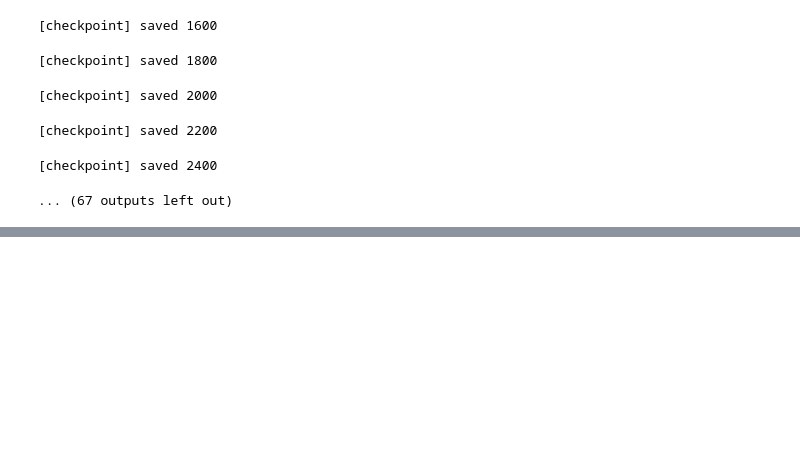
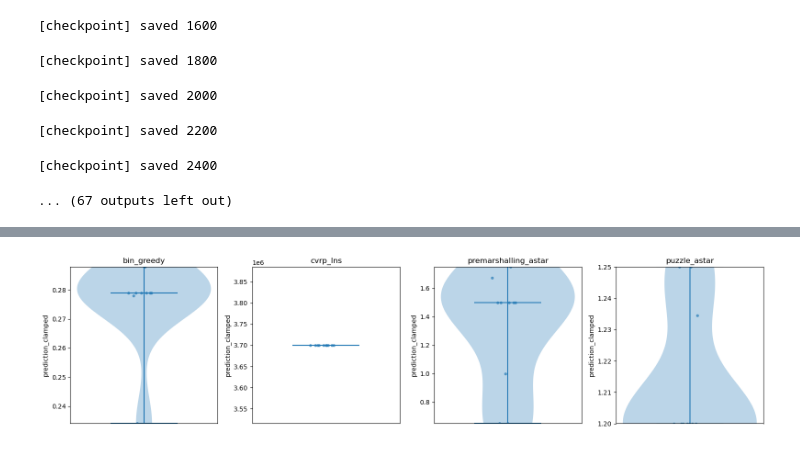
Before and after one commit to rahim931/ppp-performance-prediction, a Jupyter notebook: notebooks/Emirhan/PPP_Ollama.ipynb, the cells around one changed output, grey strips where cells are left out. Saved outputs shown, nothing was run; the diff lists cells and outputs as text; code cells hidden in the pictures; blank space fills up the shorter version.

```diff
--- a/notebooks/Emirhan/PPP_Ollama.ipynb
+++ b/notebooks/Emirhan/PPP_Ollama.ipynb
@@ -317,0 +386,17 @@ ppp_df.head()
+# %%
+from pathlib import Path
+# --- Repro-Setup ---
+RUN_TAG_REP = "ollama_repeatsqwen2.5_k5"
+REPO_ROOT = Path.cwd().parents[1]  # falls Notebook in notebooks/... liegt
+OUT_DIR = REPO_ROOT / "data" / "outputs" / f"ppp_repeats_ollama_qwen2.5_k5"
+PPP_REP_PKL = OUT_DIR / f"ppp_repeats_{RUN_TAG_REP}.pkl"
+PPP_REP_CSV = OUT_DIR / f"ppp_repeats_{RUN_TAG_REP}.csv"
+
+N_PER_TASK = 10     # 10–20 empfohlen
+N_REPEATS  = 10     # 10–20 empfohlen
+K_REFS     = 5      # muss zu deinem Template/Setup passen
+TEMP       = 0.2
+MAX_TOKENS = 512
+
+print("Will run:", {"N_PER_TASK": N_PER_TASK, "N_REPEATS": N_REPEATS, "K_REFS": K_REFS})
+print("Output:", PPP_REP_CSV)
@@ -317,0 +551,65 @@ ppp_df.head()
+# %%
+# %% [code]
+import numpy as np
+import pandas as pd
+import matplotlib.pyplot as plt
+
+CSV_PATH = OUT_CSV
+
+FIG_W = 16
+FIG_H = 4
+Y_SCALE = "linear"          # "linear" oder "log"
+SHOW_POINTS = True          # Punkte der Repeats zeigen?
+PRED_COL = "prediction_clamped"  # oder "prediction_raw"
+
+# Optional: feste Task-Reihenfolge (sonst wird automatisch genommen)
+TASK_ORDER = None  # z.B. ["CVRP-LNS", "Premarshalling-A*", "Puzzle-A*", "BinGreedy"]
+
+dfp = pd.read_csv(CSV_PATH)
+dfp = dfp.dropna(subset=[PRED_COL]).copy()
+dfp["heuristic_id"] = dfp["heuristic_id"].astype(str)
+dfp["raw_app_type"] = dfp["raw_app_type"].astype(str)
+
+tasks_available = list(dfp["raw_app_type"].unique())
+tasks = [t for t in TASK_ORDER if t in tasks_available] if TASK_ORDER else tasks_available
+
+# Heuristik-Auswahl: pro Task die 0-te Heuristik (in CSV-Reihenfolge)
+IDX = 0
+first_hid = (
+    dfp.groupby("raw_app_type")["heuristic_id"]
+       .apply(lambda s: s.iloc[IDX] if len(s) > IDX else s.iloc[-1])
+       .to_dict()
+)
+
+fig, axes = plt.subplots(1, len(tasks), figsize=(FIG_W, FIG_H))
+if len(tasks) == 1:
+    axes = [axes]
+
+for ax, task in zip(axes, tasks):
+    hid = first_hid[task]
+    d = dfp[(dfp["raw_app_type"] == task) & (dfp["heuristic_id"] == hid)]
+
+    preds = d[PRED_COL].values
+
+    # Violin ONLY (blau ist default bei matplotlib)
+    ax.violinplot(preds, showmeans=False, showmedians=True)
+
+    if SHOW_POINTS:
+        rng = np.random.default_rng(42)
+        jitter = rng.normal(0, 0.03, size=len(preds))
+        ax.scatter(np.full(len(preds), 1) + jitter, preds, s=12, alpha=0.6)
+
+    ax.set_title(task)
+    ax.set_xticks([])
+    ax.set_ylabel(PRED_COL)
+    ax.set_yscale(Y_SCALE)
+    ax.autoscale(enable=True, axis="y", tight=True)
+
+plt.tight_layout()
+plt.show()
+
+print("Plotted IDX =", IDX)
+for t in tasks:
+    print(f"{t}: {first_hid[t]}")
+# %% [output]
+[figure, added]
```
Also changed, not shown: parts of 10 cells of this notebook, 17 other files.
